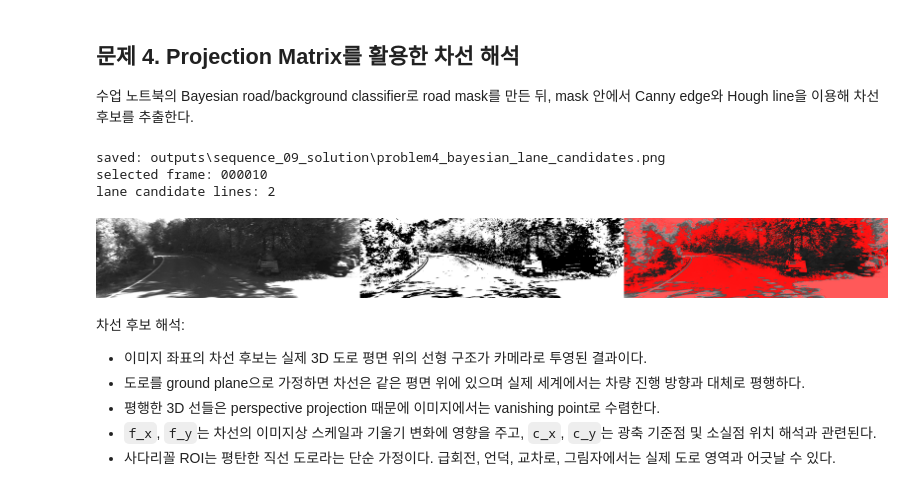
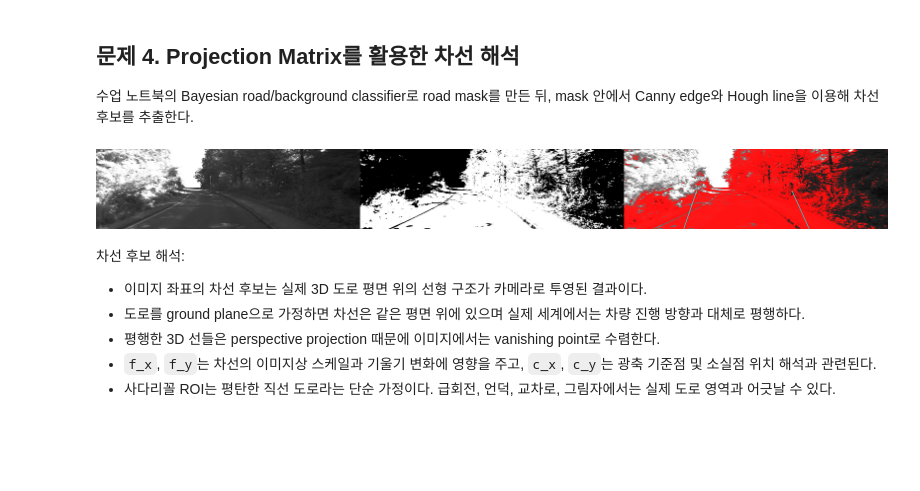
Before and after one commit to hyoeun02/Auto_V, a Jupyter notebook: ClassAuto_BayesianClassifier_solution.ipynb, the cells around one changed output. Cells and saved outputs as stored; diff of their text form; code cells hidden in the pictures; blank space fills up the shorter version.

```diff
--- a/ClassAuto_BayesianClassifier_solution.ipynb
+++ b/ClassAuto_BayesianClassifier_solution.ipynb
@@ -311,7 +283,7 @@ def extract_lane_candidates(img, road_mask):
             side_y = ys[side_mask]
             if len(side_x) < 80:
                 continue
-            coeff = np.polyfit(side_y, side_x, 1)  # x = a*y + b
+            coeff = np.polyfit(side_y, side_x, 1)
             y1, y2 = h - 1, int(h * 0.52)
             x1 = int(coeff[0] * y1 + coeff[1])
             x2 = int(coeff[0] * y2 + coeff[1])
@@ -319,45 +291,45 @@ def extract_lane_candidates(img, road_mask):
                 slope = (y2 - y1) / (x2 - x1)
                 lane_lines.append((x1, y1, x2, y2, slope))
         return lane_lines, edges
+
     blur = cv2.GaussianBlur(img, (5, 5), 0)
     edges = cv2.Canny(blur, 50, 150) * road_mask.astype(np.uint8)
     lines = cv2.HoughLinesP(edges, 1, np.pi / 180, threshold=35, minLineLength=25, maxLineGap=30)
     lane_lines = []
     if lines is not None:
         h, w = img.shape
         for x1, y1, x2, y2 in lines[:, 0]:
             slope = np.inf if abs(x2 - x1) < 1 else (y2 - y1) / (x2 - x1)
             if abs(slope) > 0.35 and max(y1, y2) > h * 0.45:
                 lane_lines.append((x1, y1, x2, y2, slope))
     return lane_lines, edges
 
-results = bayesian_masks(frames, max_frames=30)
+results = bayesian_masks(frames, max_frames=160)
 if results:
-    r = results[min(10, len(results) - 1)]
+    r = results[min(100, len(results) - 1)]
     lines, edges = extract_lane_candidates(r["img"], r["mask"])
     base = Image.fromarray(r["img"]).convert("RGB")
     mask_img = Image.fromarray((r["mask"].astype(np.uint8) * 255)).convert("RGB")
     overlay = np.stack([r["img"], r["img"], r["img"]], axis=-1)
     overlay[r["mask"], 0] = 255
     overlay[r["mask"], 1:] = (overlay[r["mask"], 1:] * 0.35).astype(np.uint8)
     overlay_img = Image.fromarray(overlay)
-    if HAS_CV2:
-        draw = ImageDraw.Draw(overlay_img)
-        for x1, y1, x2, y2, slope in lines:
-            draw.line((x1, y1, x2, y2), fill=(0, 255, 255), width=3)
+    draw = ImageDraw.Draw(overlay_img)
+    for x1, y1, x2, y2, slope in lines:
+        draw.line((x1, y1, x2, y2), fill=(0, 255, 255), width=3)
 
     sheet = Image.new("RGB", (W * 3, H), "white")
     sheet.paste(base, (0, 0))
     sheet.paste(mask_img, (W, 0))
     sheet.paste(overlay_img, (W * 2, 0))
     save_image(sheet, "problem4_bayesian_lane_candidates.png")
-    print("selected frame:", r["path"].stem)
-    print("lane candidate lines:", len(lines))
+
+    lane_summary = pd.DataFrame(
+        [{"frame": r["path"].stem, "road_mask_ratio": float(np.mean(r["mask"])), "lane_candidate_lines": len(lines)}]
+    )
+    lane_summary
 # %% [output]
-saved: outputs\sequence_09_solution\problem4_bayesian_lane_candidates.png
-selected frame: 000010
-lane candidate lines: 2
-[figure, old version]
+[figure, new version]
 # %% [markdown]
 차선 후보 해석:
 
```
Also changed, not shown: parts of 11 cells of this notebook.
